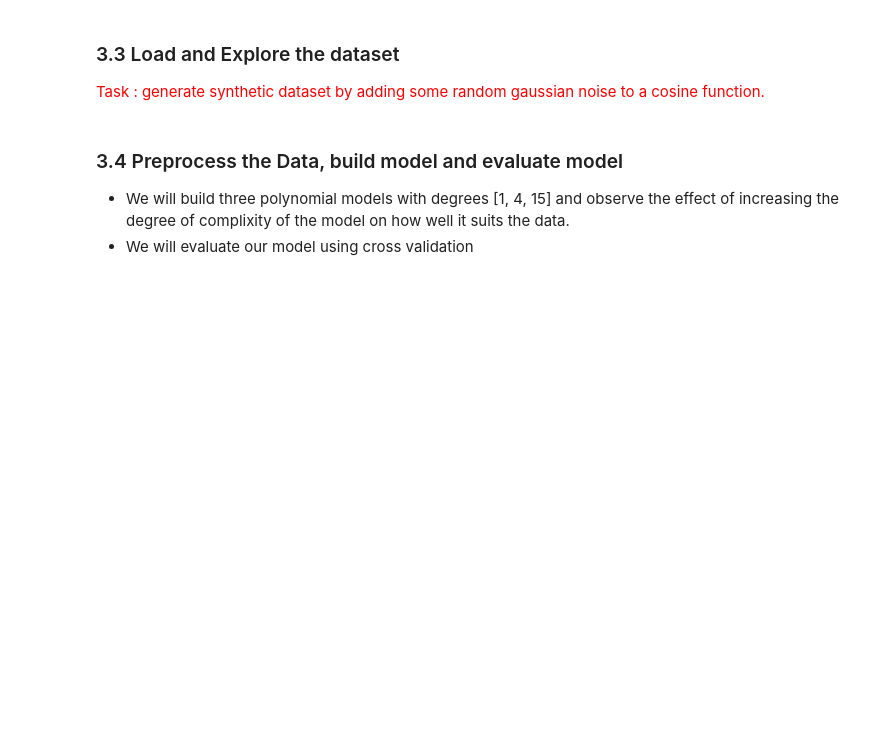
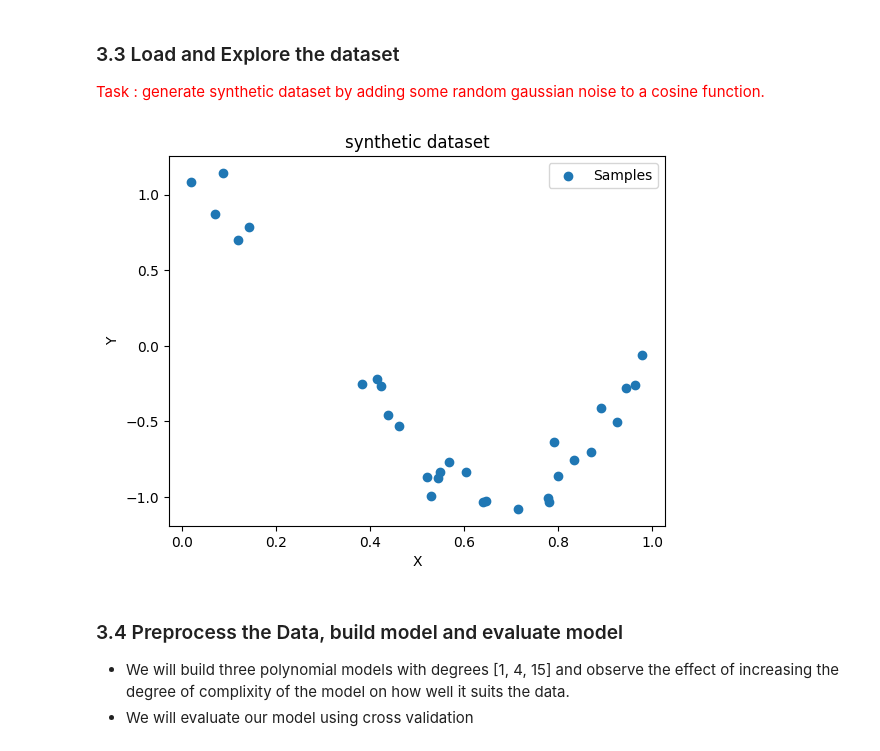
Before and after one commit to dayveedaniel/ML_Labs, a Jupyter notebook: Lab2/Lab-2.ipynb, the cells around one changed output. Saved outputs shown, nothing was run; the diff lists cells and outputs as text; code cells hidden in the pictures; blank space fills up the shorter version.

```diff
--- a/Lab2/Lab-2.ipynb
+++ b/Lab2/Lab-2.ipynb
@@ -179,21 +256,24 @@ from sklearn.model_selection import cross_val_score
 # %%
 #  function
 def fn(X):
     #Task : one line of code
-    return None
+    #np.cos(1.5 * np.pi * X)
+    return  np.cos(1.5 * np.pi * X)
 
 np.random.seed(0)
 
 n_samples = 30
 X = np.sort(np.random.rand(n_samples))
 y = fn(X) + np.random.randn(n_samples) * 0.1
 
 plt.scatter(X,y,label="Samples")
 plt.title('synthetic dataset')
 plt.xlabel('X')
 plt.ylabel('Y')
 plt.legend(loc="best")
 plt.show()
+# %% [output]
+[figure, added]
 # %% [markdown]
 ### 3.4 Preprocess the Data, build model and evaluate model
 
```
Also changed, not shown: parts of 35 cells of this notebook, 20 other files.
